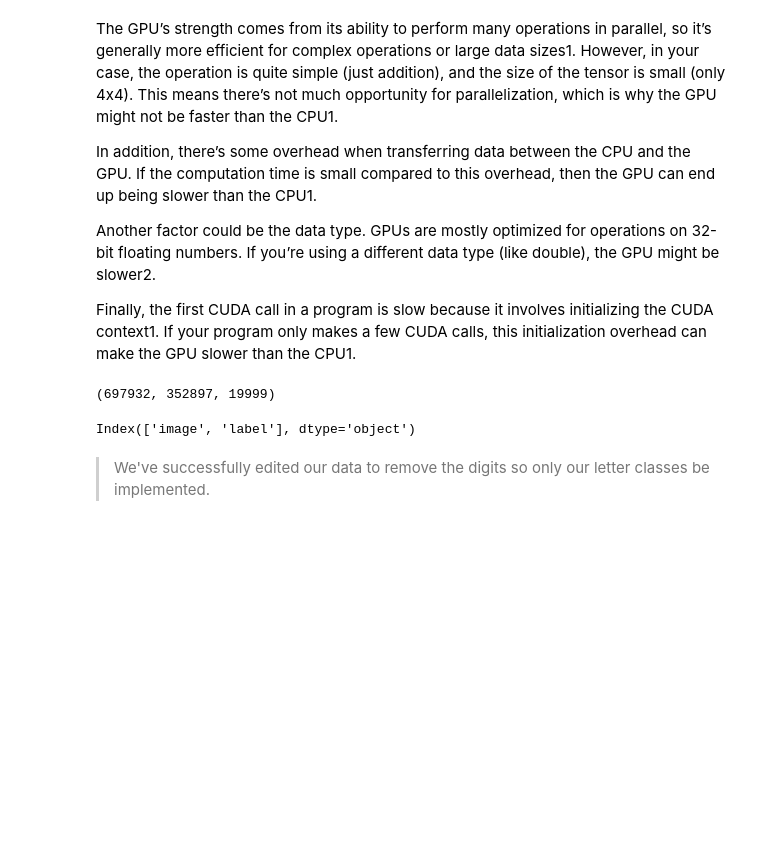
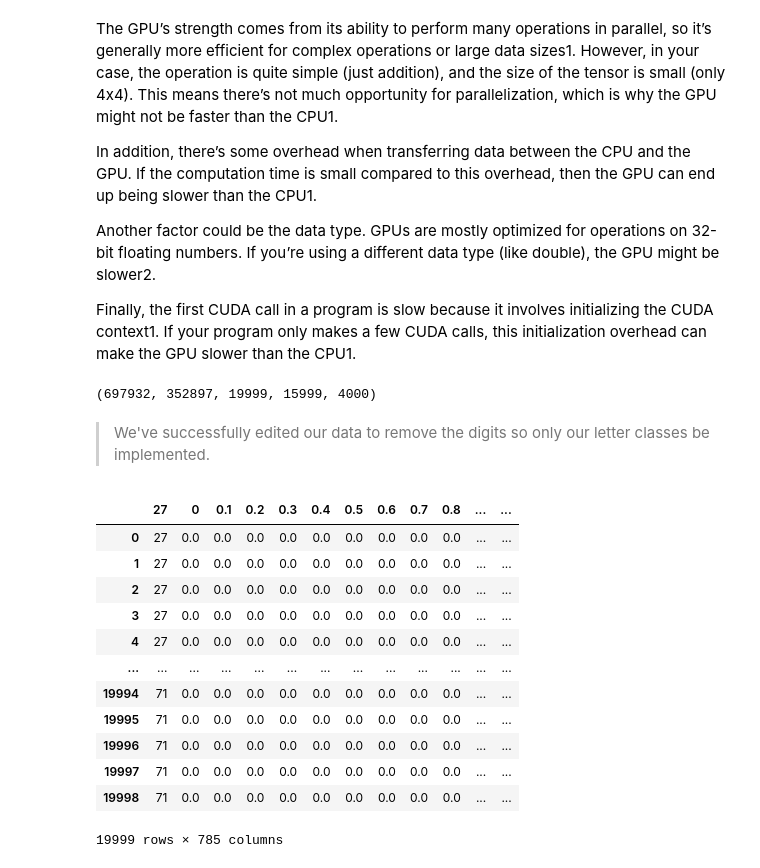
Before and after one commit to haldonmez/handwritten-letter-recognition-model, a Jupyter notebook: emnist-model-0.ipynb, the cells around one changed output. Cells and saved outputs as stored; diff of their text form; code cells hidden in the pictures; blank space fills up the shorter version.

Commit message:
Update model-0
Dataset fixes made.

```diff
--- a/emnist-model-0.ipynb
+++ b/emnist-model-0.ipynb
@@ -168,6 +229,7 @@ Finally, the first CUDA call in a program is slow because it involves initializi
 # %%
-filtered_data = [instance for instance in train_data if instance[1] >= 10]
+filtered_train_data = [instance for instance in train_data if instance[1] >= 10]
+filtered_test_data = [instance for instance in test_data if instance[1] >= 10]
 # %%
-len(train_data),len(filtered_data), len(train)
+len(train_data),len(filtered_train_data), len(filtered_test_data), len(train), len(train_dataset), len(test_dataset)
 # %% [output]
-(697932, 352897, 19999)
+(697932, 352897, 19999, 15999, 4000)
@@ -177,6 +236,19 @@ emnist_train_df = pd.DataFrame(emnist_train_data, columns=['image', 'label'])
-# %%
-emnist_train_df.columns
-# %% [output]
-Index(['image', 'label'], dtype='object')
 # %% [markdown]
 >We've successfully edited our data to remove the digits so only our letter classes be implemented.
+# %%
+classes = list(set([instance[1] for instance in filtered_data]))
+train
+# %% [output]
+|  | 27 | 0 | 0.1 | 0.2 | 0.3 | 0.4 | 0.5 | 0.6 | 0.7 | 0.8 | ... | ... |
+| 0 | 27 | 0.0 | 0.0 | 0.0 | 0.0 | 0.0 | 0.0 | 0.0 | 0.0 | 0.0 | ... | ... |
+| 1 | 27 | 0.0 | 0.0 | 0.0 | 0.0 | 0.0 | 0.0 | 0.0 | 0.0 | 0.0 | ... | ... |
+| 2 | 27 | 0.0 | 0.0 | 0.0 | 0.0 | 0.0 | 0.0 | 0.0 | 0.0 | 0.0 | ... | ... |
+| 3 | 27 | 0.0 | 0.0 | 0.0 | 0.0 | 0.0 | 0.0 | 0.0 | 0.0 | 0.0 | ... | ... |
+| 4 | 27 | 0.0 | 0.0 | 0.0 | 0.0 | 0.0 | 0.0 | 0.0 | 0.0 | 0.0 | ... | ... |
+| ... | ... | ... | ... | ... | ... | ... | ... | ... | ... | ... | ... | ... |
+| 19994 | 71 | 0.0 | 0.0 | 0.0 | 0.0 | 0.0 | 0.0 | 0.0 | 0.0 | 0.0 | ... | ... |
+| 19995 | 71 | 0.0 | 0.0 | 0.0 | 0.0 | 0.0 | 0.0 | 0.0 | 0.0 | 0.0 | ... | ... |
+| 19996 | 71 | 0.0 | 0.0 | 0.0 | 0.0 | 0.0 | 0.0 | 0.0 | 0.0 | 0.0 | ... | ... |
+| 19997 | 71 | 0.0 | 0.0 | 0.0 | 0.0 | 0.0 | 0.0 | 0.0 | 0.0 | 0.0 | ... | ... |
+| 19998 | 71 | 0.0 | 0.0 | 0.0 | 0.0 | 0.0 | 0.0 | 0.0 | 0.0 | 0.0 | ... | ... |
+19999 rows × 785 columns
```
Also changed, not shown: parts of 9 cells of this notebook.
